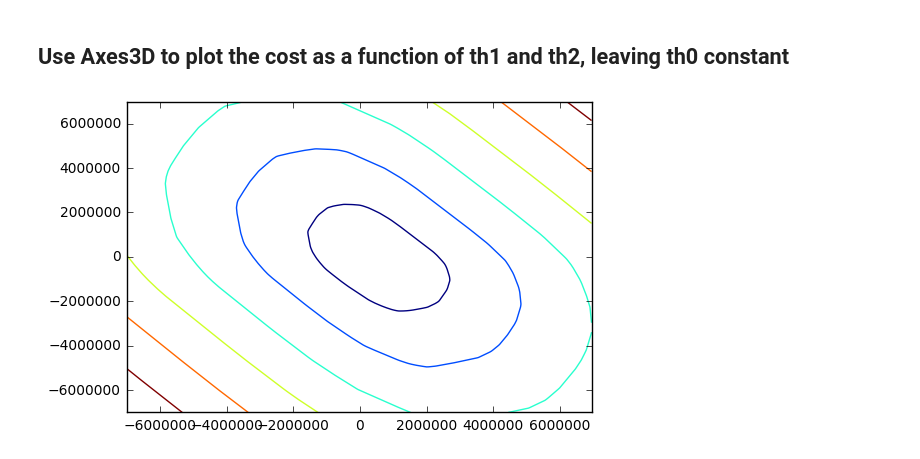
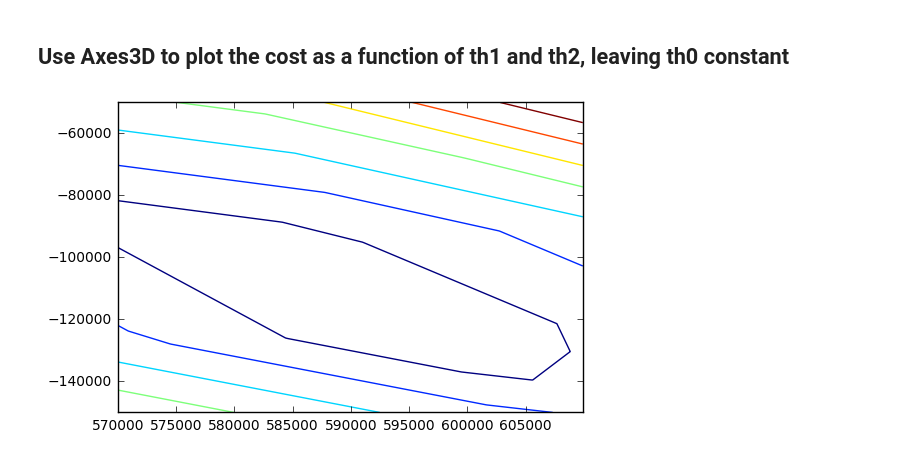
Before and after one commit to juanjoneri/Learning-Machine-Learning, a Jupyter notebook: Linear Regression/2 Variables Linear model, 3D visualization.ipynb, the cells around one changed output. Cells and saved outputs as stored; diff of their text form; code cells hidden in the pictures.

```diff
--- a/Linear Regression/2 Variables Linear model, 3D visualization.ipynb
+++ b/Linear Regression/2 Variables Linear model, 3D visualization.ipynb
@@ -37,22 +37,22 @@ def costFunction (thetaV, X, Y):
 # %% [markdown]
 ## Use Axes3D to plot the cost as a function of th1 and th2, leaving th0 constant
 # %%
-x_min = -7000000
-x_max = 7000000
-x_step = 50000
+x_min = 570000
+x_max = 610000
+x_step = 100
 
-y_min = -7000000
-y_max = 7000000
-y_step = 50000
+y_min = -140000
+y_max = -80000
+y_step = 50
 
 x = np.arange(x_min, x_max, x_step)
 y = np.arange(y_min, y_max, y_step)
 X_, Y_ = np.meshgrid(x, y)
 zs = np.array([costFunction(np.array([350000, x, y]), X, Y) for x, y in zip(np.ravel(X_), np.ravel(Y_))])
 Z = zs.reshape(X_.shape)
 
 plt.figure()
 CS = plt.contour(X_, Y_, Z)
 plt.show()
 # %% [output]
-[figure, old version]
+[figure, new version]
```
Also changed, not shown: parts of 6 cells of this notebook, 1 other file.
